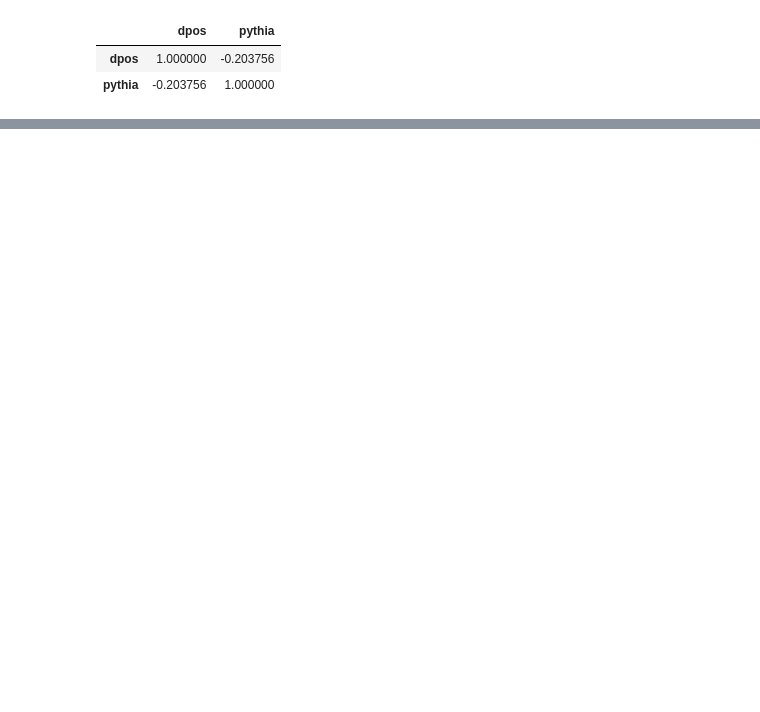
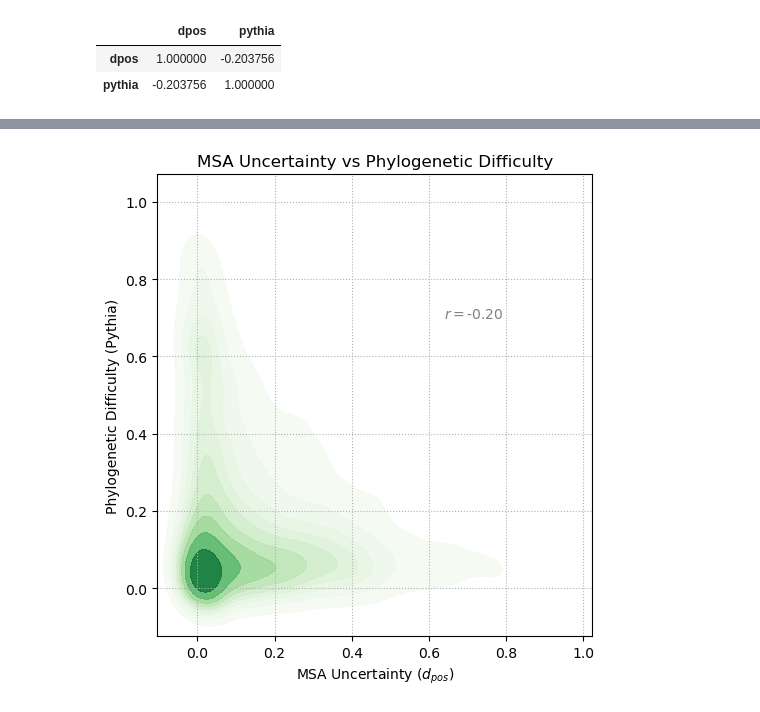
Before and after one commit to MaBody/aldiscore, a Jupyter notebook: notebooks/misc/kde_plot.ipynb, the cells around one changed output, grey strips where cells are left out. Saved outputs shown, nothing was run; the diff lists cells and outputs as text; code cells hidden in the pictures; blank space fills up the shorter version.

```diff
--- a/notebooks/misc/kde_plot.ipynb
+++ b/notebooks/misc/kde_plot.ipynb
@@ -86,0 +205,47 @@ Text(0.64, 0.7, '$r = \\text{-}0.20$')
+# %%
+import matplotlib.pyplot as plt
+import seaborn as sn
+
+from matplotlib.colors import LinearSegmentedColormap
+tol_green = LinearSegmentedColormap.from_list("tol_green", ["#EEF9F0", "#DDF3E5", "#CCEDDA", "#BBE0C0", "#99CCAA", "#77BB88", "#55AA66", "#228833"])
+
+
+_STYLE = "darkgrid"
+_RC = {"axes.facecolor": ".93", "axes.spines.right": False, "axes.spines.top": False}
+
+fig = plt.figure(figsize=(6, 6))
+fig.tight_layout()
+
+
+
+# KDE plot
+ax = sn.kdeplot(
+    data=plot_df,
+    x="dpos",
+    y="pythia",
+    fill=True,
+    cmap="Greens",          # use colormap instead of single color
+    alpha=0.9,
+    # thresh=0.05,               # show full density
+    # levels=100,             # smoother gradient
+)
+
+# # Add colorbar (density legend)
+# norm = plt.Normalize(vmin=0, vmax=ax.collections[-1].get_array().max())
+# sm = plt.cm.ScalarMappable(cmap="Greens", norm=norm)
+# sm.set_array([])  # needed for older Matplotlib versions
+# cbar = plt.colorbar(sm, ax=ax)
+# cbar.set_label("Density")
+
+# Grid and labels
+ax.grid(linestyle=":")
+ax.set_aspect('equal', adjustable='box')
+ax.set_xlabel(r"MSA Uncertainty ($d_{pos}$)")
+ax.set_ylabel("Phylogenetic Difficulty (Pythia)")
+ax.set_title("MSA Uncertainty vs Phylogenetic Difficulty")
+
+ax.text(0.64, 0.7, r"$r = \text{-}0.20$", {"color": "grey"})
+
+plt.show()
+# %% [output]
+[figure, added]
```
Also changed, not shown: parts of 12 cells of this notebook, 6 other files.
